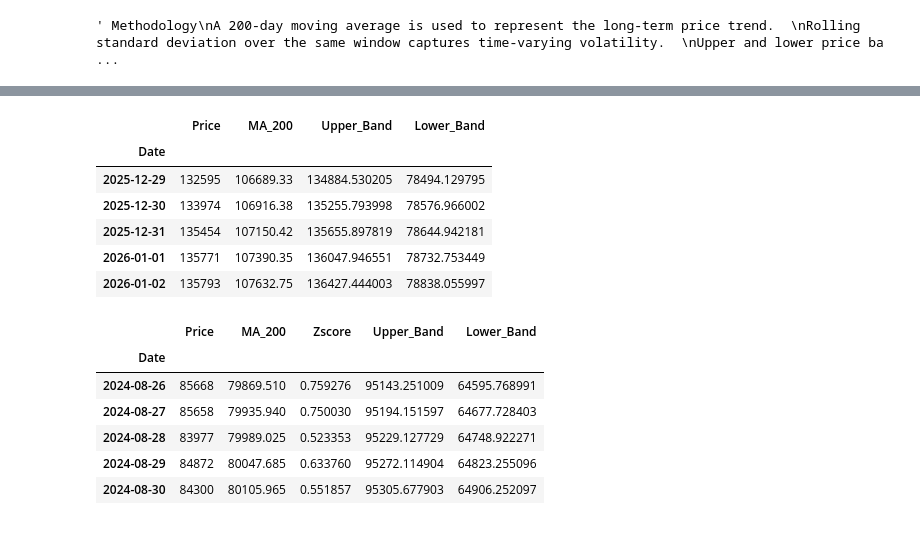
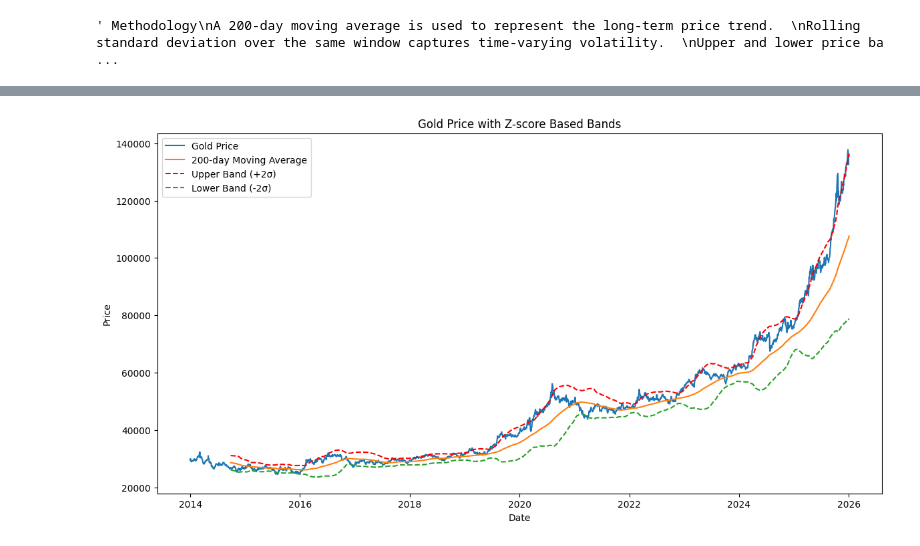
Before and after one commit to pinkprincess536/finsharpe-gold-silver-price-band-analysis, a Jupyter notebook: assignment_finsharpe.ipynb, the cells around one changed output, grey strips where cells are left out. Drawn from its saved outputs; the diff is of its cells as text; code cells hidden in the pictures.

```diff
--- a/assignment_finsharpe.ipynb
+++ b/assignment_finsharpe.ipynb
@@ -165,12 +221,12 @@ gold = gold.rename(columns={'Close': 'Price'})
 silver = silver.rename(columns={'Close': 'Price'})
 # %%
 window = 200
+z = 2
 
 gold['MA_200'] = gold['Price'].rolling(window).mean()
 gold['STD_200'] = gold['Price'].rolling(window).std()
 
 gold['Upper_Band'] = gold['MA_200'] + 2 * gold['STD_200']
 gold['Lower_Band'] = gold['MA_200'] - 2 * gold['STD_200']
-gold['Zscore'] = (gold['Price'] - gold['MA_200']) / gold['STD_200']
 
-gold[['Price','MA_200','Zscore','Upper_Band','Lower_Band']].tail()
+gold['z_score'] = (gold['Price'] - gold['MA_200']) / gold['STD_200']
@@ -185,25 +233,11 @@ gold[['Price','MA_200','Zscore','Upper_Band','Lower_Band']].tail()
-# %%
-gold[['Price','MA_200','Upper_Band','Lower_Band']].tail()
-# %% [output]
-|  | Price | MA_200 | Upper_Band | Lower_Band |
-| Date |  |  |  |  |
-| 2025-12-29 | 132595 | 106689.33 | 134884.530205 | 78494.129795 |
-| 2025-12-30 | 133974 | 106916.38 | 135255.793998 | 78576.966002 |
-| 2025-12-31 | 135454 | 107150.42 | 135655.897819 | 78644.942181 |
-| 2026-01-01 | 135771 | 107390.35 | 136047.946551 | 78732.753449 |
-| 2026-01-02 | 135793 | 107632.75 | 136427.444003 | 78838.055997 |
 # %%
+window = 200
+z = 2
+
 silver['MA_200'] = silver['Price'].rolling(window).mean()
 silver['STD_200'] = silver['Price'].rolling(window).std()
-silver['Zscore'] = (silver['Price'] - silver['MA_200']) / silver['STD_200']
+
 silver['Upper_Band'] = silver['MA_200'] + 2 * silver['STD_200']
 silver['Lower_Band'] = silver['MA_200'] - 2 * silver['STD_200']
-silver[['Price','MA_200','Zscore','Upper_Band','Lower_Band']].tail()
+
+silver['z_score'] = (silver['Price'] - silver['MA_200']) / silver['STD_200']
-# %% [output]
-|  | Price | MA_200 | Zscore | Upper_Band | Lower_Band |
-| Date |  |  |  |  |  |
-| 2024-08-26 | 85668 | 79869.510 | 0.759276 | 95143.251009 | 64595.768991 |
-| 2024-08-27 | 85658 | 79935.940 | 0.750030 | 95194.151597 | 64677.728403 |
-| 2024-08-28 | 83977 | 79989.025 | 0.523353 | 95229.127729 | 64748.922271 |
-| 2024-08-29 | 84872 | 80047.685 | 0.633760 | 95272.114904 | 64823.255096 |
-| 2024-08-30 | 84300 | 80105.965 | 0.551857 | 95305.677903 | 64906.252097 |
@@ -211,0 +246,23 @@ silver[['Price','MA_200','Zscore','Upper_Band','Lower_Band']].tail()
+# %%
+import matplotlib.pyplot as plt
+
+plt.figure(figsize=(14, 7))
+
+plt.plot(gold.index, gold['Price'], label='Gold Price')
+
+
+plt.plot(gold.index, gold['MA_200'], label='200-day Moving Average')
+
+
+plt.plot(gold.index, gold['Upper_Band'], linestyle='--', label='Upper Band (+2σ)', color='red')
+plt.plot(gold.index, gold['Lower_Band'], linestyle='--', label='Lower Band (-2σ)')
+
+
+plt.title('Gold Price with Z-score Based Bands')
+plt.xlabel('Date')
+plt.ylabel('Price')
+plt.legend()
+
+plt.show()
+# %% [output]
+[figure, added]
```
Also changed, not shown: parts of 26 cells of this notebook, 3 other files.
